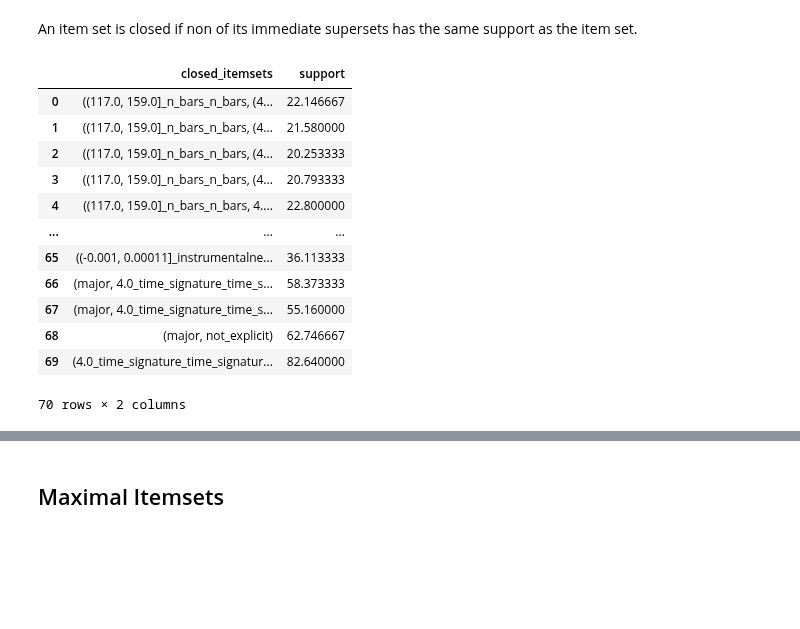
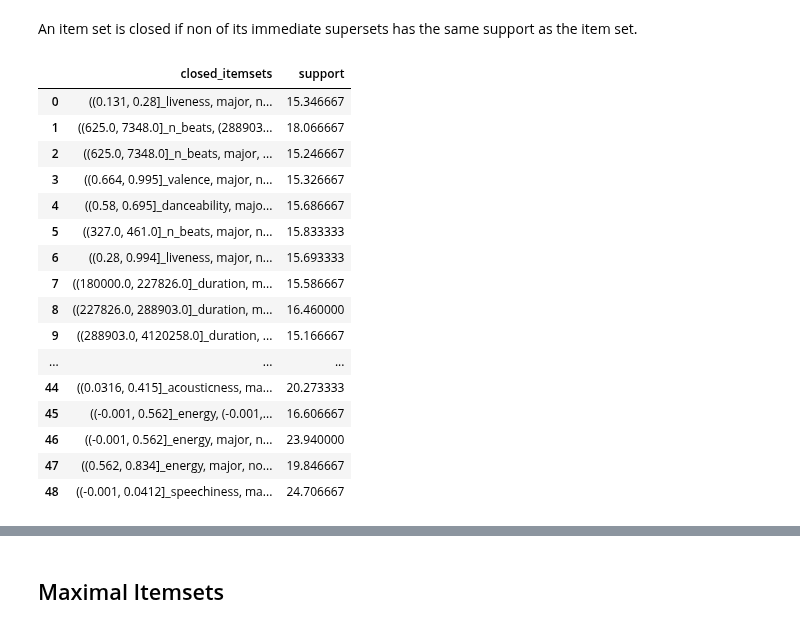
Before and after one commit to EmilianoMarrale/Spotify-Dataset-Analysis, a Jupyter notebook: PatternMining.ipynb, the cells around one changed output, grey strips where cells are left out. Cells and saved outputs as stored; diff of their text form; code cells hidden in the pictures; blank space fills up the shorter version.

```diff
--- a/PatternMining.ipynb
+++ b/PatternMining.ipynb
@@ -143,14 +147,15 @@ df_train['durationBin'] = pd.qcut(df_train['duration_ms'], 4)
 df_train['n_beatsBin'] = pd.qcut(df_train['n_beats'], 4)
 df_train['n_barsBin'] = pd.qcut(df_train['n_bars'], 4)
 df_train['danceabilityBin'] = pd.qcut(df_train['danceability'], 4)
-df_train['energyBin'] = pd.qcut(df_train['energy'], 5)
-df_train['loudnessBin'] = pd.qcut(df_train['loudness'], 5)
-df_train['speechinessBin'] = pd.qcut(df_train['speechiness'], 5)
-df_train['acousticnessBin'] = pd.qcut(df_train['acousticness'], 5)
-df_train['instrumentalnessBin'] = pd.qcut(df_train['instrumentalness'], 5, duplicates='drop')
-df_train['livenessBin'] = pd.qcut(df_train['liveness'], 5)
-df_train['valenceBin'] = pd.qcut(df_train['valence'], 5)
+df_train['energyBin'] = pd.qcut(df_train['energy'], 3)
+df_train['loudnessBin'] = pd.qcut(df_train['loudness'], 3)
+df_train['speechinessBin'] = pd.qcut(df_train['speechiness'], 3)
+df_train['acousticnessBin'] = pd.qcut(df_train['acousticness'], 3)
+df_train['instrumentalnessBin'] = pd.qcut(df_train['instrumentalness'], 3, duplicates='drop')
+df_train['livenessBin'] = pd.qcut(df_train['liveness'], 4)
+df_train['valenceBin'] = pd.qcut(df_train['valence'], 4)
 df_train['tempoBin'] = pd.qcut(df_train['tempo'], 5)
+df_train['popularityBin'] = pd.qcut(df_train['popularity'], 5)
 
-df_train.drop(columns=['danceability', 'energy', 'loudness', 'speechiness', 'acousticness', 'instrumentalness', 'liveness', 'valence', 'tempo'], axis=1, inplace=True)
-#df_train.drop(columns=['duration_ms', 'n_beats', 'n_bars'], axis=1, inplace=True)
+df_train.drop(columns=['danceability', 'energy', 'loudness', 'speechiness', 'acousticness', 'instrumentalness', 'liveness', 'valence', 'tempo', 'popularity'], axis=1, inplace=True)
+df_train.drop(columns=['duration_ms', 'n_beats', 'n_bars'], axis=1, inplace=True)
@@ -170,6 +173,7 @@ df_train['instrumentalnessBin'] = df_train['instrumentalnessBin'].astype(str) +
 df_train['livenessBin'] = df_train['livenessBin'].astype(str) + '_liveness'
 df_train['valenceBin'] = df_train['valenceBin'].astype(str) + '_valence'
 df_train['tempoBin'] = df_train['tempoBin'].astype(str) + '_tempo'
+df_train['popularityBin'] = df_train['popularityBin'].astype(str) + '_popularity'
 # %%
 explicit_dict = {0: 'not_explicit', 1: 'explicit'}
 df_train['explicit'] = df_train['explicit'].map(explicit_dict)
@@ -182,3 +202,6 @@ df_train['key'] = df_train['key'].map(key_dict)
+# %%
+#df_train.drop(columns=['explicit', 'durationBin', 'speechinessBin', 'livenessBin', 'n_barsBin', 'n_beatsBin', 'livenessBin'], axis=1, inplace=True)
+df_train.drop(columns=['time_signature', 'n_barsBin'], axis=1, inplace=True)
 # %% [markdown]
 # Pattern Mining - Apriori
 # %%
@@ -186,7 +209,7 @@ df_train['key'] = df_train['key'].map(key_dict)
 transactions = df_train.values.tolist()
 
 # Convert inner lists to string type
-transactions = [[str(item) for item in transaction] for transaction in transactions]
+#transactions = [[str(item) for item in transaction] for transaction in transactions]
 # %% [markdown]
 ## Frequent itemsets - that means >= min_sup
 # %%
@@ -214,22 +273,28 @@ pd.DataFrame(itemsets, columns=['frequent_itemsets', 'support'])
 # %% [markdown]
 An item set is closed if non of its immediate supersets has the same support as the item set.
 # %%
-supp = 20
-zmin = 2
+supp = 15
+zmin = 3
 
 itemsets = apriori(transactions, target="c", supp=supp, zmin=zmin, report='S')
-pd.DataFrame(itemsets, columns=['closed_itemsets', 'support'])
+closed_itemsets_df=pd.DataFrame(itemsets, columns=['closed_itemsets', 'support'])
+
+closed_itemsets_df
 # %% [output]
 |  | closed_itemsets | support |
-| 0 | ((117.0, 159.0]_n_bars_n_bars, (4... | 22.146667 |
-| 1 | ((117.0, 159.0]_n_bars_n_bars, (4... | 21.580000 |
-| 2 | ((117.0, 159.0]_n_bars_n_bars, (4... | 20.253333 |
-| 3 | ((117.0, 159.0]_n_bars_n_bars, (4... | 20.793333 |
-| 4 | ((117.0, 159.0]_n_bars_n_bars, 4.... | 22.800000 |
+| 0 | ((0.131, 0.28]_liveness, major, n... | 15.346667 |
+| 1 | ((625.0, 7348.0]_n_beats, (288903... | 18.066667 |
+| 2 | ((625.0, 7348.0]_n_beats, major, ... | 15.246667 |
+| 3 | ((0.664, 0.995]_valence, major, n... | 15.326667 |
+| 4 | ((0.58, 0.695]_danceability, majo... | 15.686667 |
+| 5 | ((327.0, 461.0]_n_beats, major, n... | 15.833333 |
+| 6 | ((0.28, 0.994]_liveness, major, n... | 15.693333 |
+| 7 | ((180000.0, 227826.0]_duration, m... | 15.586667 |
+| 8 | ((227826.0, 288903.0]_duration, m... | 16.460000 |
+| 9 | ((288903.0, 4120258.0]_duration, ... | 15.166667 |
 | ... | ... | ... |
-| 65 | ((-0.001, 0.00011]_instrumentalne... | 36.113333 |
-| 66 | (major, 4.0_time_signature_time_s... | 58.373333 |
-| 67 | (major, 4.0_time_signature_time_s... | 55.160000 |
-| 68 | (major, not_explicit) | 62.746667 |
-| 69 | (4.0_time_signature_time_signatur... | 82.640000 |
+| 44 | ((0.0316, 0.415]_acousticness, ma... | 20.273333 |
+| 45 | ((-0.001, 0.562]_energy, (-0.001,... | 16.606667 |
+| 46 | ((-0.001, 0.562]_energy, major, n... | 23.940000 |
+| 47 | ((0.562, 0.834]_energy, major, no... | 19.846667 |
+| 48 | ((-0.001, 0.0412]_speechiness, ma... | 24.706667 |
-70 rows × 2 columns
```
Also changed, not shown: parts of 33 cells of this notebook.
